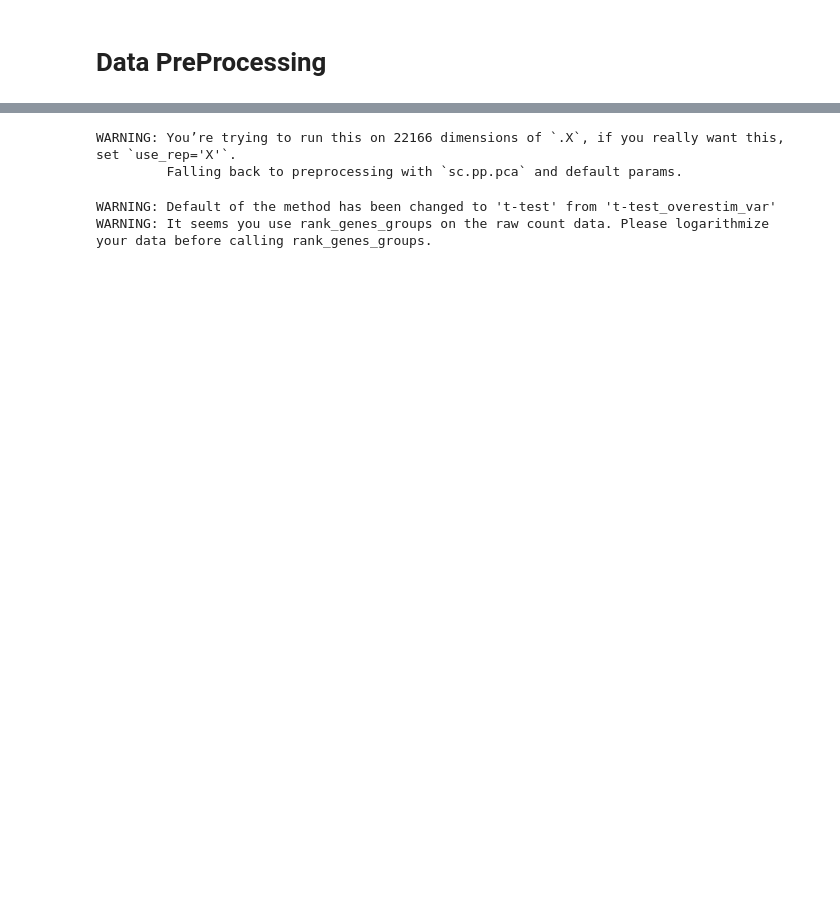
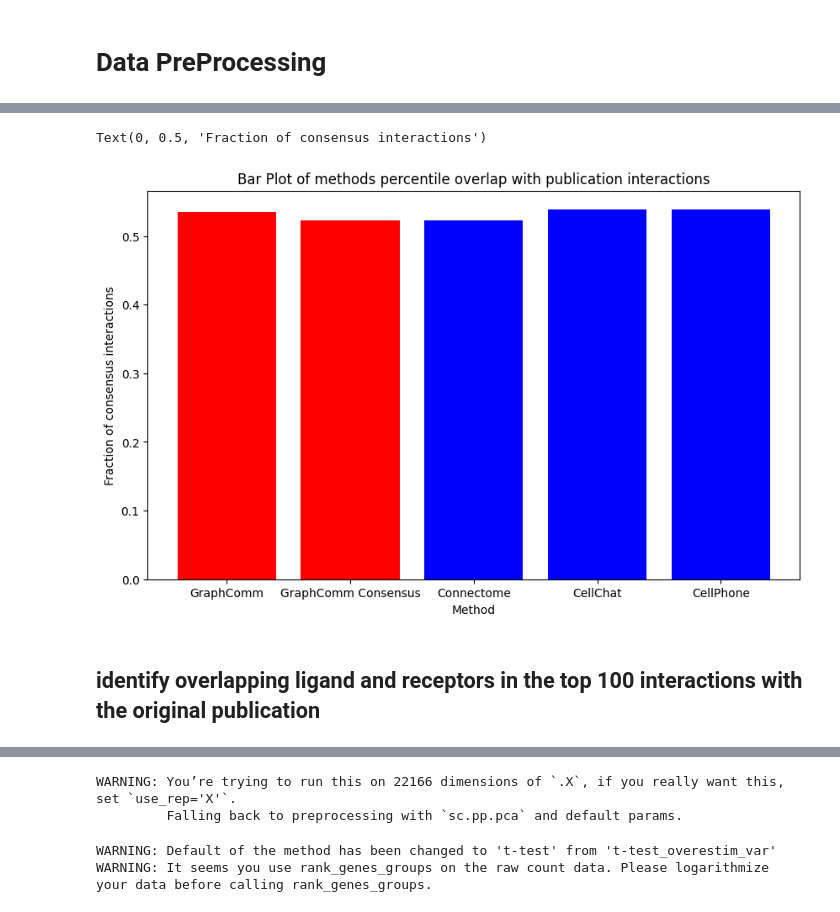
Before and after one commit to bhklab/GraphComm, a Jupyter notebook: code/benchmarking/LIANA.ipynb, the cells around one changed output, grey strips where cells are left out. Cells and saved outputs as stored; diff of their text form; code cells hidden in the pictures; blank space fills up the shorter version.

```diff
--- a/code/benchmarking/LIANA.ipynb
+++ b/code/benchmarking/LIANA.ipynb
@@ -103,0 +96,6 @@ cellchat_df = adata.uns["liana_res"][["source","target","ligand","receptor","lr_
+# %%
+consensus_data=pd.merge(consensus_data,intercell,left_on=["Src","Dst"],right_on=["source","target"])
+input_data=pd.merge(input_data,intercell,left_on=["Src","Dst"],right_on=["source","target"])
+connectome_df=pd.merge(connectome_df,intercell,left_on=["ligand","receptor"],right_on=["source","target"])
+cellchat_df=pd.merge(cellchat_df,intercell,left_on=["ligand","receptor"],right_on=["source","target"])
+cellphone_df=pd.merge(cellphone_df,intercell,left_on=["ligand","receptor"],right_on=["source","target"])
@@ -103,0 +108,29 @@ cellchat_df = adata.uns["liana_res"][["source","target","ligand","receptor","lr_
+# %%
+truth = pd.read_csv("../../data/raw_data/Mouse/truth_interactions.csv")[["Ligand","Receptor"]]
+truth["Ligand"] = [i.upper() for i in truth["Ligand"].tolist()]
+truth["Receptor"] = [i.upper() for i in truth["Receptor"].tolist()]
+# %%
+new_consensus_data=pd.merge(consensus_data,truth,left_on=["Src","Dst"],right_on=["Ligand","Receptor"])
+new_input_data=pd.merge(input_data,truth,left_on=["Src","Dst"],right_on=["Ligand","Receptor"])
+new_connectome_df=pd.merge(connectome_df,truth,left_on=["ligand","receptor"],right_on=["Ligand","Receptor"])
+new_cellchat_df=pd.merge(cellchat_df,truth,left_on=["ligand","receptor"],right_on=["Ligand","Receptor"])
+new_cellphone_df=pd.merge(cellphone_df,truth,left_on=["ligand","receptor"],right_on=["Ligand","Receptor"])
+# %%
+consensus_shape = new_consensus_data.shape[0]/consensus_data.shape[0]
+input_shape = new_input_data.shape[0]/input_data.shape[0]
+
+connectome_shape = new_connectome_df.shape[0]/connectome_df.shape[0]
+cellchat_shape = new_cellchat_df.shape[0]/cellchat_df.shape[0]
+cellphone_shape = new_cellphone_df.shape[0]/cellphone_df.shape[0]
+# %%
+%matplotlib inline
+plt.figure(figsize=(10,6))
+#plt.bar(["GraphComm\nconsensus","GraphComm\nintracell","GraphComm\ntotal","Connectome","CellChat","CellPhone"],[consensus_shape,total_shape,intracell_shape,connectome_shape,cellchat_shape,cellphone_shape],color=["red","orange","green","blue","blue","blue"])
+plt.bar(["GraphComm","GraphComm Consensus","Connectome","CellChat","CellPhone"],[input_shape,consensus_shape,connectome_shape,cellchat_shape,cellphone_shape],color=["red","red","blue","blue","blue"])
+
+plt.title("Bar Plot of methods percentile overlap with publication interactions")
+plt.xlabel("Method")
+plt.ylabel("Fraction of consensus interactions")
+# %% [output]
+Text(0, 0.5, 'Fraction of consensus interactions')
+[figure, added]
@@ -103,0 +149,2 @@ cellchat_df = adata.uns["liana_res"][["source","target","ligand","receptor","lr_
+# %% [markdown]
+## identify overlapping ligand and receptors in the top 100 interactions with the original publication
```
Also changed, not shown: parts of 115 cells of this notebook, 19 other files.
